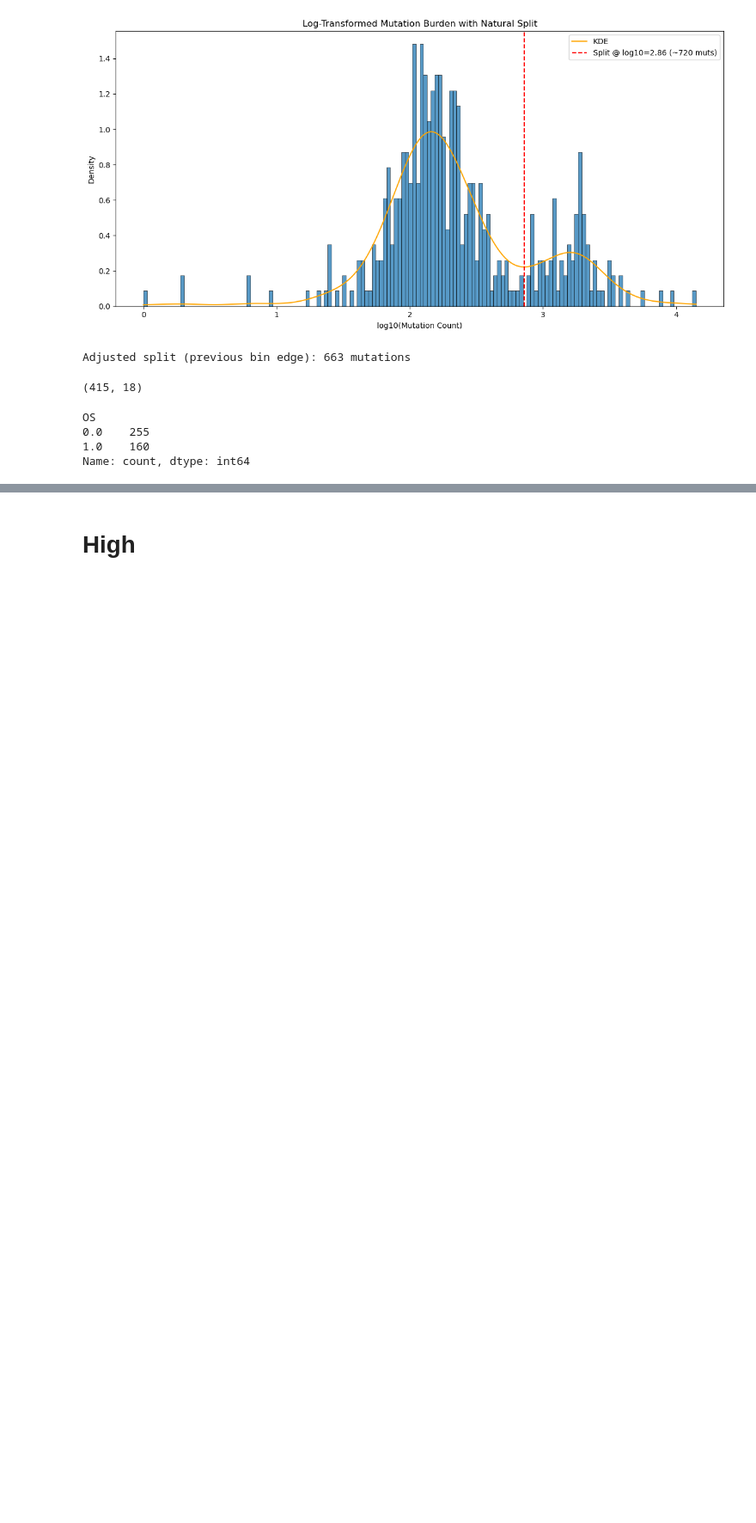
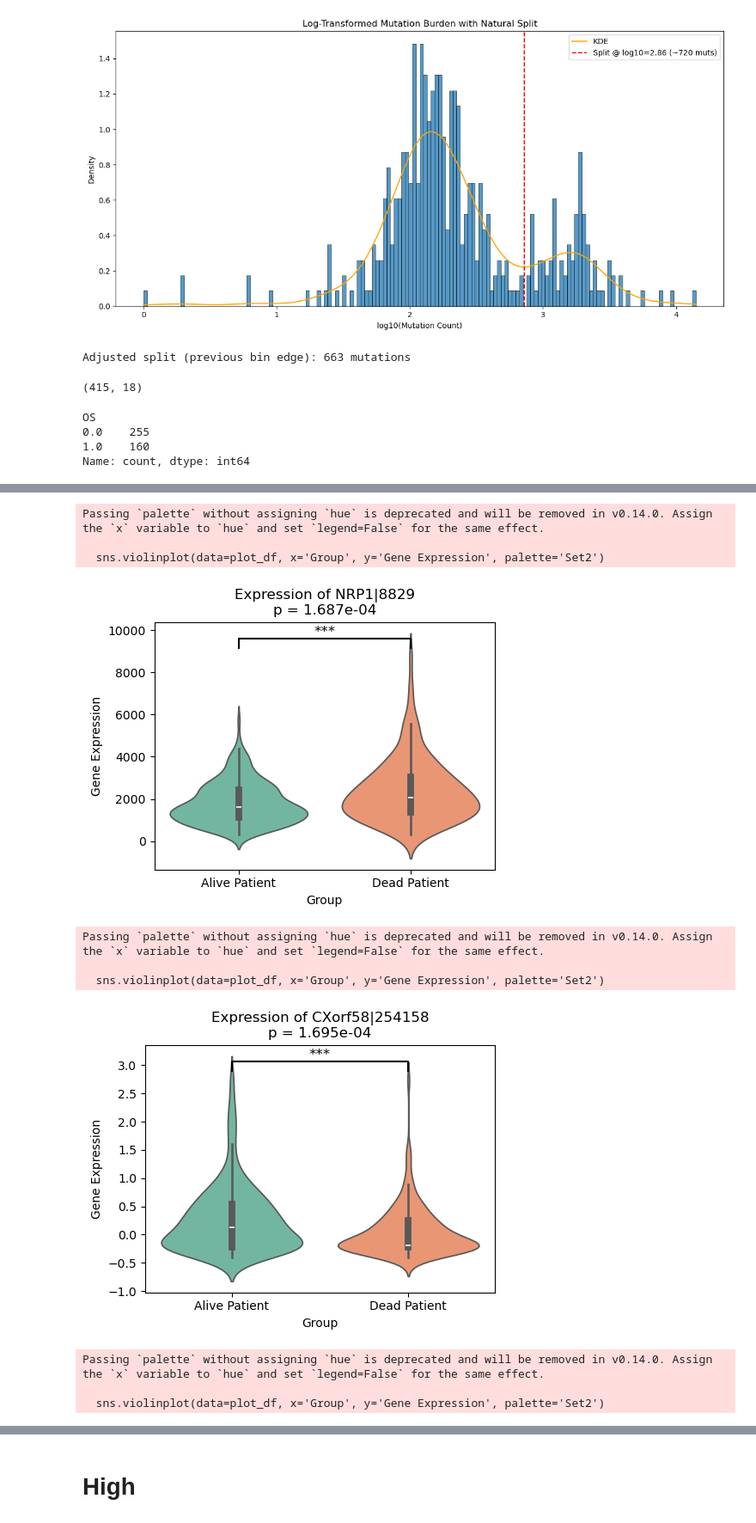
Before and after one commit to anl078/ECE204Repo, a Jupyter notebook: project5/project5.ipynb, the cells around one changed output, grey strips where cells are left out. Shown at 86% size. Drawn from its saved outputs; the diff is of its cells as text; code cells hidden in the pictures; blank space fills up the shorter version.

```diff
--- a/project5/project5.ipynb
+++ b/project5/project5.ipynb
@@ -430,0 +790,63 @@ dtype: float64
+# %%
+# NRP1|8829
+# CXorf58|254158
+# RAB34|83871
+
+genes = ['NRP1|8829', 'CXorf58|254158', 'RAB34|83871']
+for gene_id in genes:
+    # Subset to get expression values as Series (1D)
+    alive = low_exp_matrix[low_exp_matrix.index.isin(y[y == 0].index)][gene_id].squeeze()
+    dead = low_exp_matrix[low_exp_matrix.index.isin(y[y == 1].index)][gene_id].squeeze()
+
+    # Prepare DataFrame for plotting
+    plot_df = pd.DataFrame({
+        'Gene Expression': pd.concat([alive, dead]),
+        'Group': ['Alive Patient'] * len(alive) + ['Dead Patient'] * len(dead)
+    })
+
+    # Perform Mann-Whitney U test
+    stat, p_value = mannwhitneyu(alive, dead, alternative='two-sided')
+
+    # Determine significance marker
+    if p_value < 0.001:
+        sig_marker = '***'
+    elif p_value < 0.01:
+        sig_marker = '**'
+    elif p_value < 0.05:
+        sig_marker = '*'
+    else:
+        sig_marker = 'ns'  # Not significant
+
+    # Plot
+    plt.figure(figsize=(5, 4))
+    sns.violinplot(data=plot_df, x='Group', y='Gene Expression', palette='Set2')
+
+    # Add significance annotation
+    # Get y-axis limits to place the annotation
+    y_max = plot_df['Gene Expression'].max()
+    y_range = plot_df['Gene Expression'].max() - plot_df['Gene Expression'].min()
+    y_pos = y_max + y_range * 0.1  # Position slightly above the highest violin
+
+    # Draw a line connecting the two groups
+    x1, x2 = 0, 1  # x positions for 'Alive Patient' and 'Dead Patient'
+    plt.plot([x1, x1, x2, x2], [y_pos - y_range * 0.05, y_pos, y_pos, y_pos - y_range * 0.05], lw=1.5, color='black')
+
+    # Add the significance marker above the line
+    plt.text((x1 + x2) / 2, y_pos, sig_marker, ha='center', va='bottom', color='black', fontsize=12)
+
+    # Customize plot
+    plt.title(f"Expression of {gene_id}\np = {p_value:.3e}")
+    plt.tight_layout()
+    plt.show()
+# %% [output]
+Passing `palette` without assigning `hue` is deprecated and will be removed in v0.14.0. Assign the `x` variable to `hue` and set `legend=False` for the same effect.
+
+  sns.violinplot(data=plot_df, x='Group', y='Gene Expression', palette='Set2')
+[figure, added]
+Passing `palette` without assigning `hue` is deprecated and will be removed in v0.14.0. Assign the `x` variable to `hue` and set `legend=False` for the same effect.
+
+  sns.violinplot(data=plot_df, x='Group', y='Gene Expression', palette='Set2')
+[figure, added]
+Passing `palette` without assigning `hue` is deprecated and will be removed in v0.14.0. Assign the `x` variable to `hue` and set `legend=False` for the same effect.
+
+  sns.violinplot(data=plot_df, x='Group', y='Gene Expression', palette='Set2')
```
Also changed, not shown: parts of 32 cells of this notebook.
